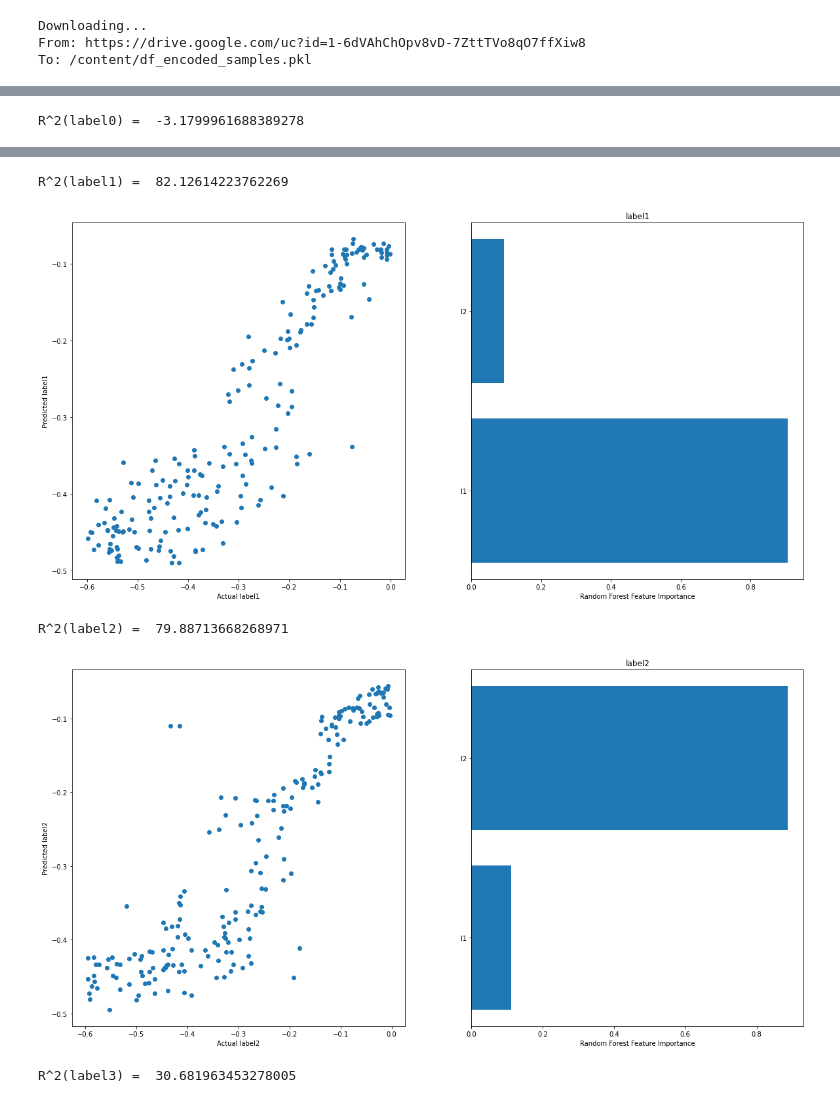
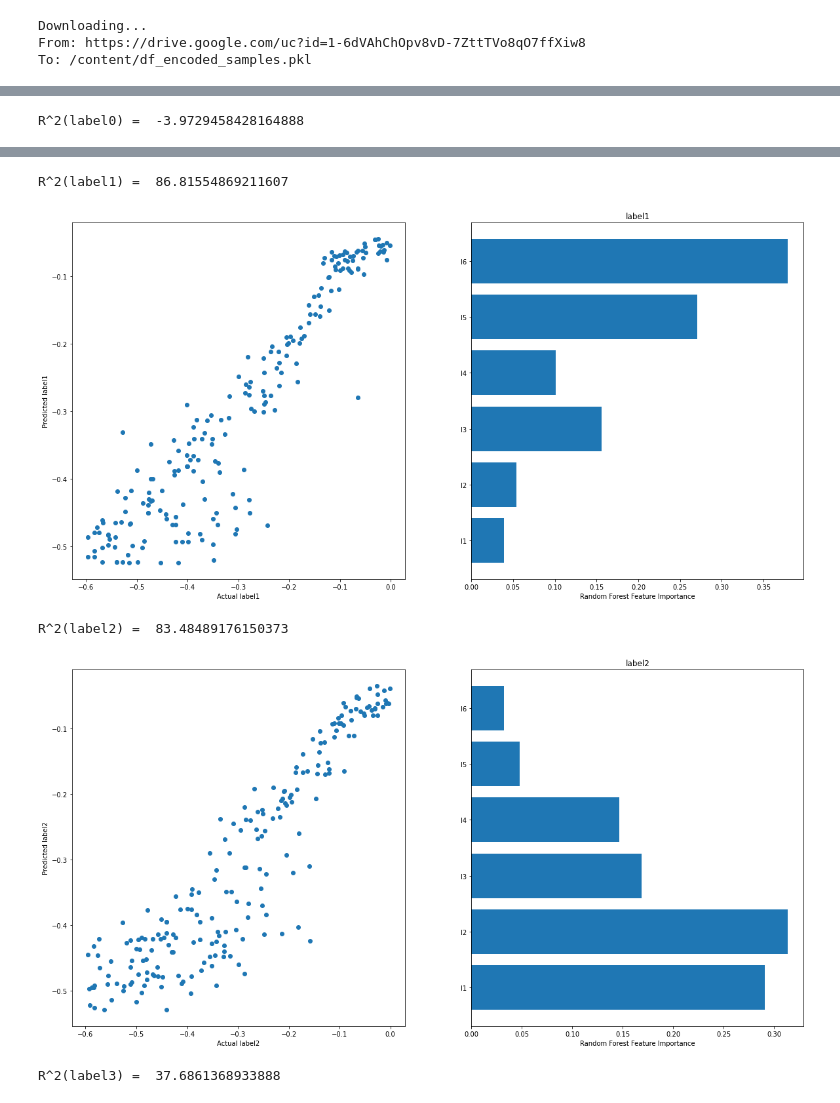
Before and after one commit to miguel-fc/PyTorch-tools, a Jupyter notebook: nr_RF_v0.ipynb, the cells around one changed output, grey strips where cells are left out. Saved outputs shown, nothing was run; the diff lists cells and outputs as text; code cells hidden in the pictures.

```diff
--- a/nr_RF_v0.ipynb
+++ b/nr_RF_v0.ipynb
@@ -101,7 +101,7 @@ def run_rf(data,ldim,in_label):
 #of labels
 
 data = df
-ldim = 2
+ldim = 6
 nlabels = 4
 
 
@@ -111,4 +111,4 @@ for i in range(nlabels):
   # print(label)
   run_rf(data,ldim,label)
 # %% [output]
-R^2(label0) =  -3.1799961688389278
+R^2(label0) =  -3.9729458428164888
@@ -116,5 +116,5 @@ R^2(label0) =  -3.1799961688389278
-R^2(label1) =  82.12614223762269
+R^2(label1) =  86.81554869211607
-[figure, old version]
+[figure, new version]
-R^2(label2) =  79.88713668268971
+R^2(label2) =  83.48489176150373
-[figure, old version]
+[figure, new version]
-R^2(label3) =  30.681963453278005
+R^2(label3) =  37.6861368933888
```
Also changed, not shown: parts of 2 cells of this notebook.
